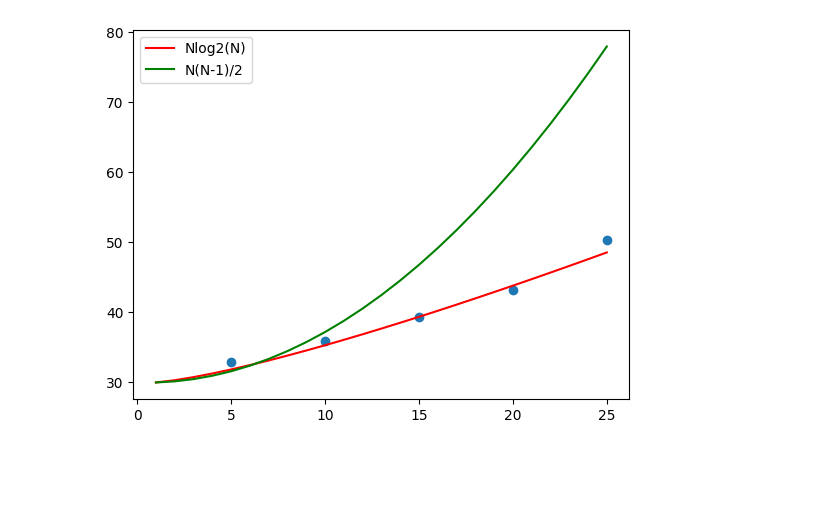
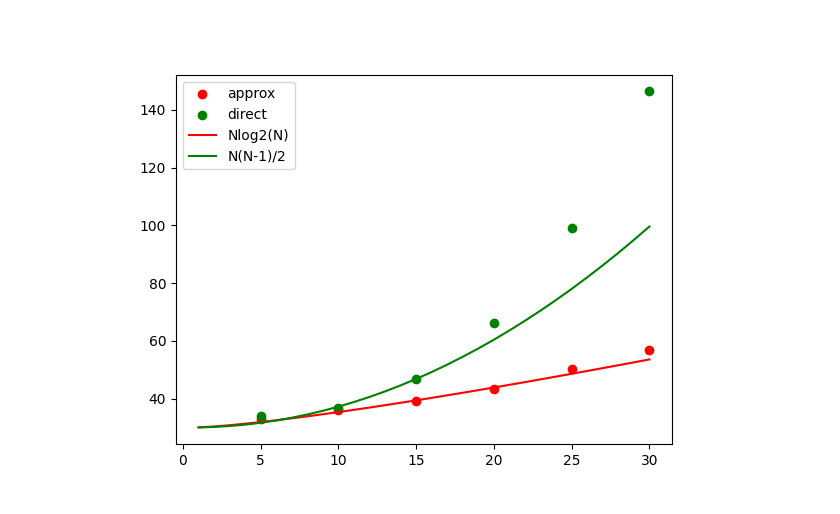
Before and after one commit to eriksewell/phys77-capstone, a Jupyter notebook: simulation.ipynb, the cells around one changed output. Saved outputs shown, nothing was run; the diff lists cells and outputs as text; code cells hidden in the pictures; blank space fills up the shorter version.

Commit message:
Added more runtime data

```diff
--- a/simulation.ipynb
+++ b/simulation.ipynb
@@ -135,26 +135,33 @@ for i, body in enumerate(bodies):
 print(f'Number of nodes: {len(QuadTest.nodelist)}')
 # %%
 # sim_data = [(sim_runtime, num_bodies)]
-sim_data = [(32.9,5), (35.9,10), (39.3,15), (43.2,20), (50.3,25)]
+# Tree data
+sim_data = [(32.9,5), (35.9,10), (39.3,15), (43.2,20), (50.3,25), (56.7,30)]
 sim_time = [sim[0] for sim in sim_data]
 sim_body = [sim[1] for sim in sim_data]
 
-N = np.arange(1, 26, 1)
+# Direct method data
+sim_data1 =[(34.0,5), (36.6,10), (46.9,15), (66.1,20), (99.1,25), (146.4,30)]
+sim_time1 = [sim1[0] for sim1 in sim_data1]
+sim_body1 = [sim1[1] for sim1 in sim_data1]
+
+N = np.arange(1, 31, 1)
 
 def theoretical_simtime(N):
     run_time = N * np.log2(N) * 0.16 + 30
     return run_time
 
 def direct_theory_simtime(N):
     direct_time = N * (N - 1)/2 * 0.16 + 30
     return direct_time
 
 plt.clf()
 plt.close('all')
-plt.scatter(sim_body, sim_time)
+plt.scatter(sim_body, sim_time, color = 'red', label = 'approx')
+plt.scatter(sim_body1, sim_time1, color = 'green', label = 'direct')
 plt.plot(N, theoretical_simtime(N), color = 'red', label = 'Nlog2(N)')
 plt.plot(N, direct_theory_simtime(N), color = 'green', label = 'N(N-1)/2')
 plt.legend()
 plt.show()
 # %% [output]
-[figure, old version]
+[figure, new version]
```
Also changed, not shown: parts of 2 cells of this notebook.
